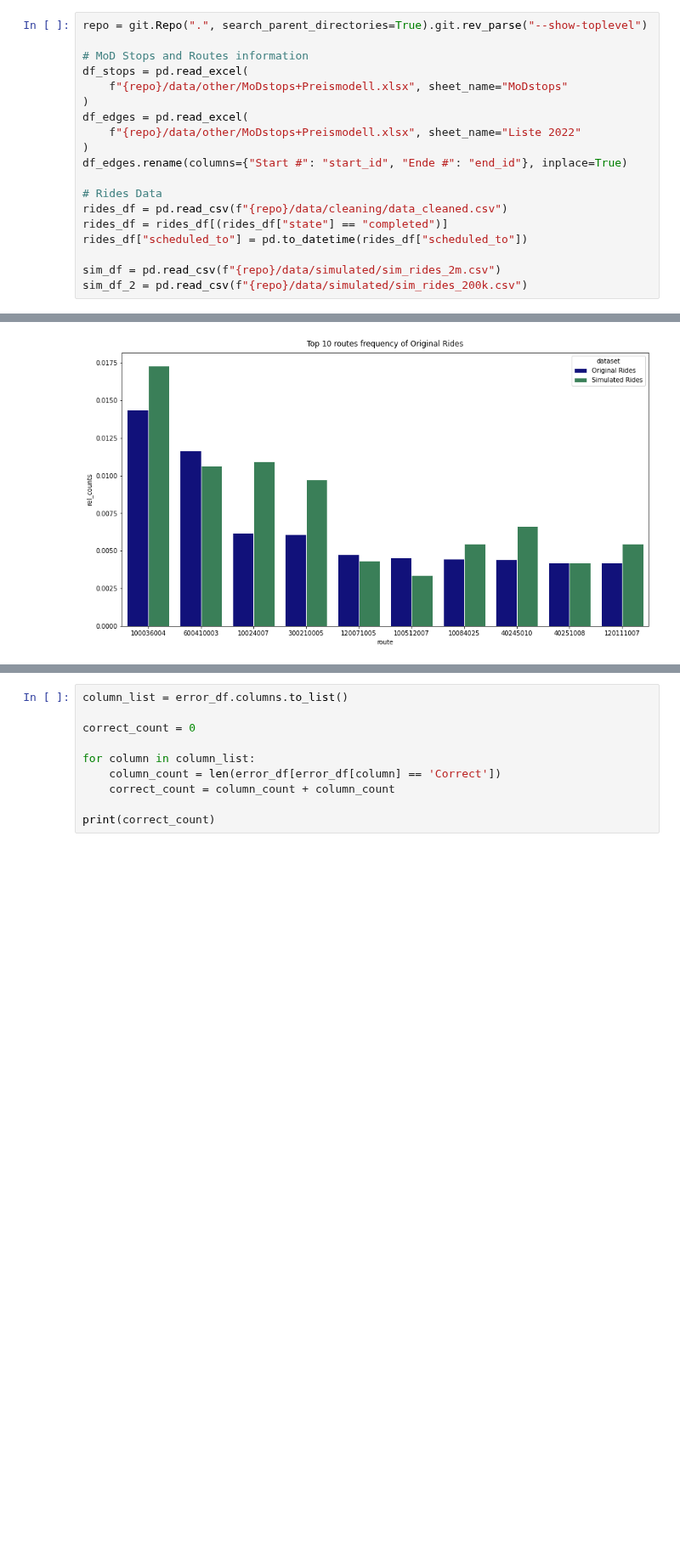
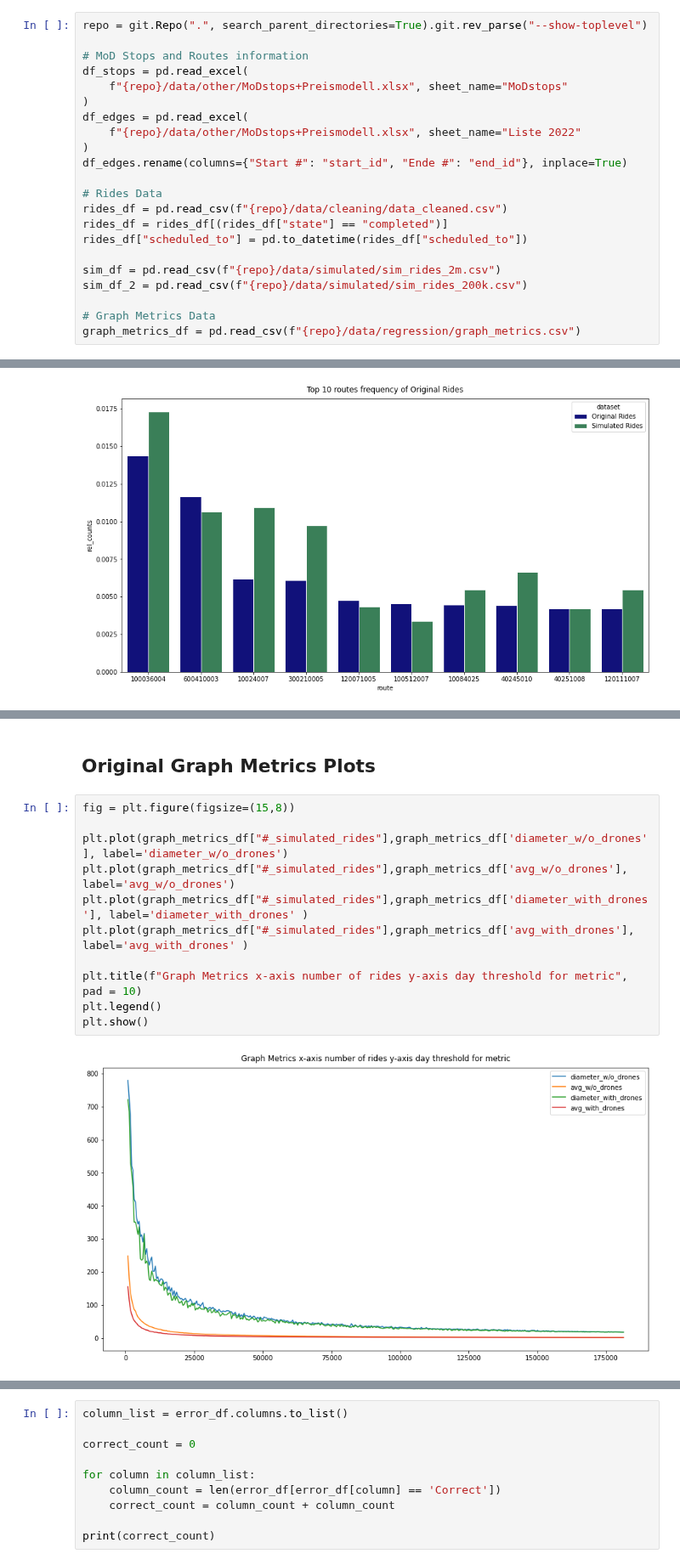
Before and after one commit to Lukas-Dierkes/vehicle-stream-team-project, a Jupyter notebook: vehicle_stream_pipeline/eda_for_presentation.ipynb, the cells around one changed output, grey strips where cells are left out. Shown at 85% size. Cells and saved outputs as stored; diff of their text form; blank space fills up the shorter version.

```diff
--- a/vehicle_stream_pipeline/eda_for_presentation.ipynb
+++ b/vehicle_stream_pipeline/eda_for_presentation.ipynb
@@ -36,6 +37,9 @@ rides_df["scheduled_to"] = pd.to_datetime(rides_df["scheduled_to"])
 
 sim_df = pd.read_csv(f"{repo}/data/simulated/sim_rides_2m.csv")
 sim_df_2 = pd.read_csv(f"{repo}/data/simulated/sim_rides_200k.csv")
+
+# Graph Metrics Data
+graph_metrics_df = pd.read_csv(f"{repo}/data/regression/graph_metrics.csv")
 # %% [markdown]
 # Visualizations
 1. Set globale Parameters
@@ -285,0 +292,15 @@ plt.show()
+# %% [markdown]
+## Original Graph Metrics Plots
+# %%
+fig = plt.figure(figsize=(15,8))
+
+plt.plot(graph_metrics_df["#_simulated_rides"],graph_metrics_df['diameter_w/o_drones'], label='diameter_w/o_drones')
+plt.plot(graph_metrics_df["#_simulated_rides"],graph_metrics_df['avg_w/o_drones'], label='avg_w/o_drones')
+plt.plot(graph_metrics_df["#_simulated_rides"],graph_metrics_df['diameter_with_drones'], label='diameter_with_drones' )
+plt.plot(graph_metrics_df["#_simulated_rides"],graph_metrics_df['avg_with_drones'], label='avg_with_drones' )
+
+plt.title(f"Graph Metrics x-axis number of rides y-axis day threshold for metric", pad = 10)
+plt.legend()
+plt.show()
+# %% [output]
+[figure, added]
```
Also changed, not shown: parts of 5 cells of this notebook.
